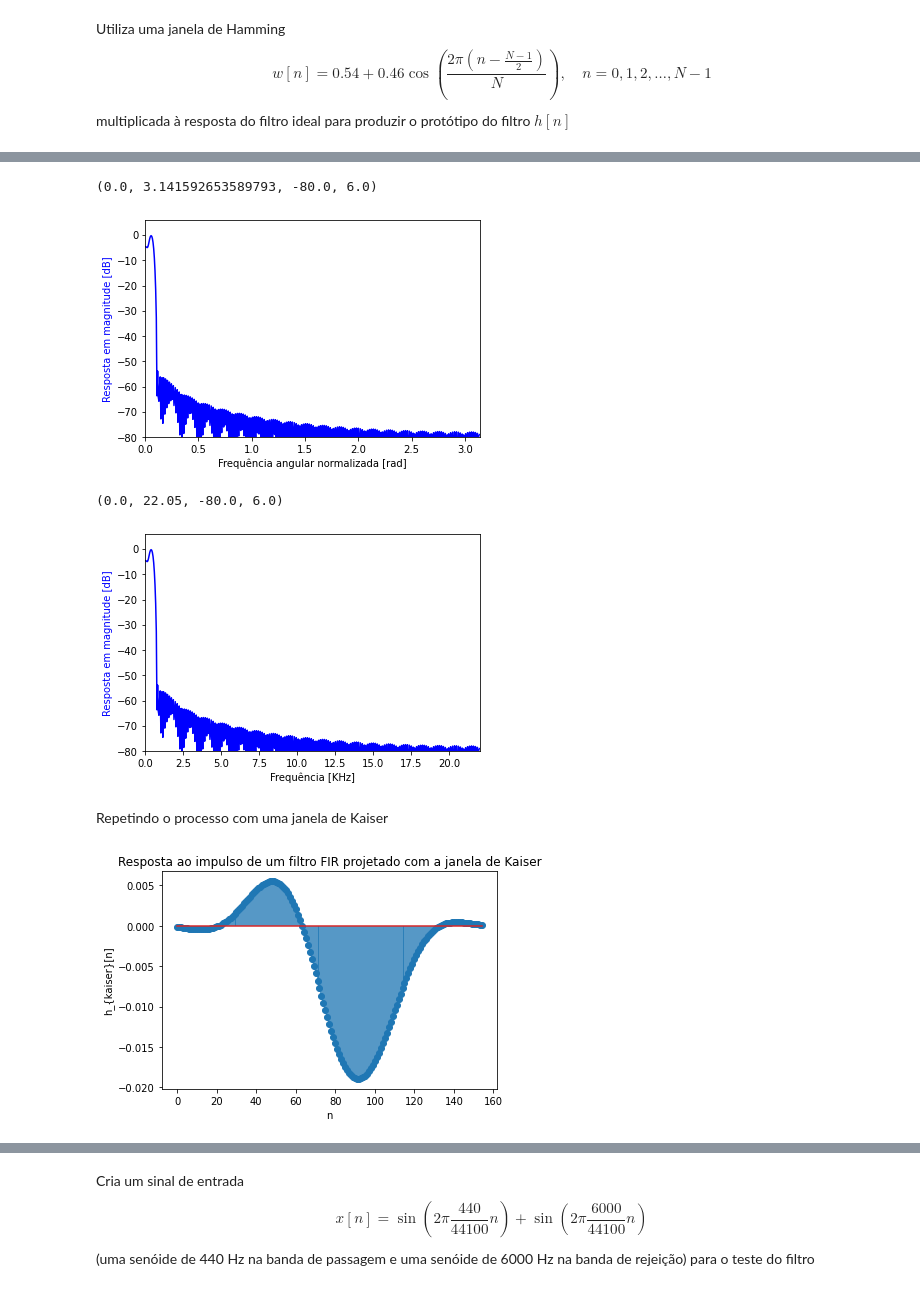
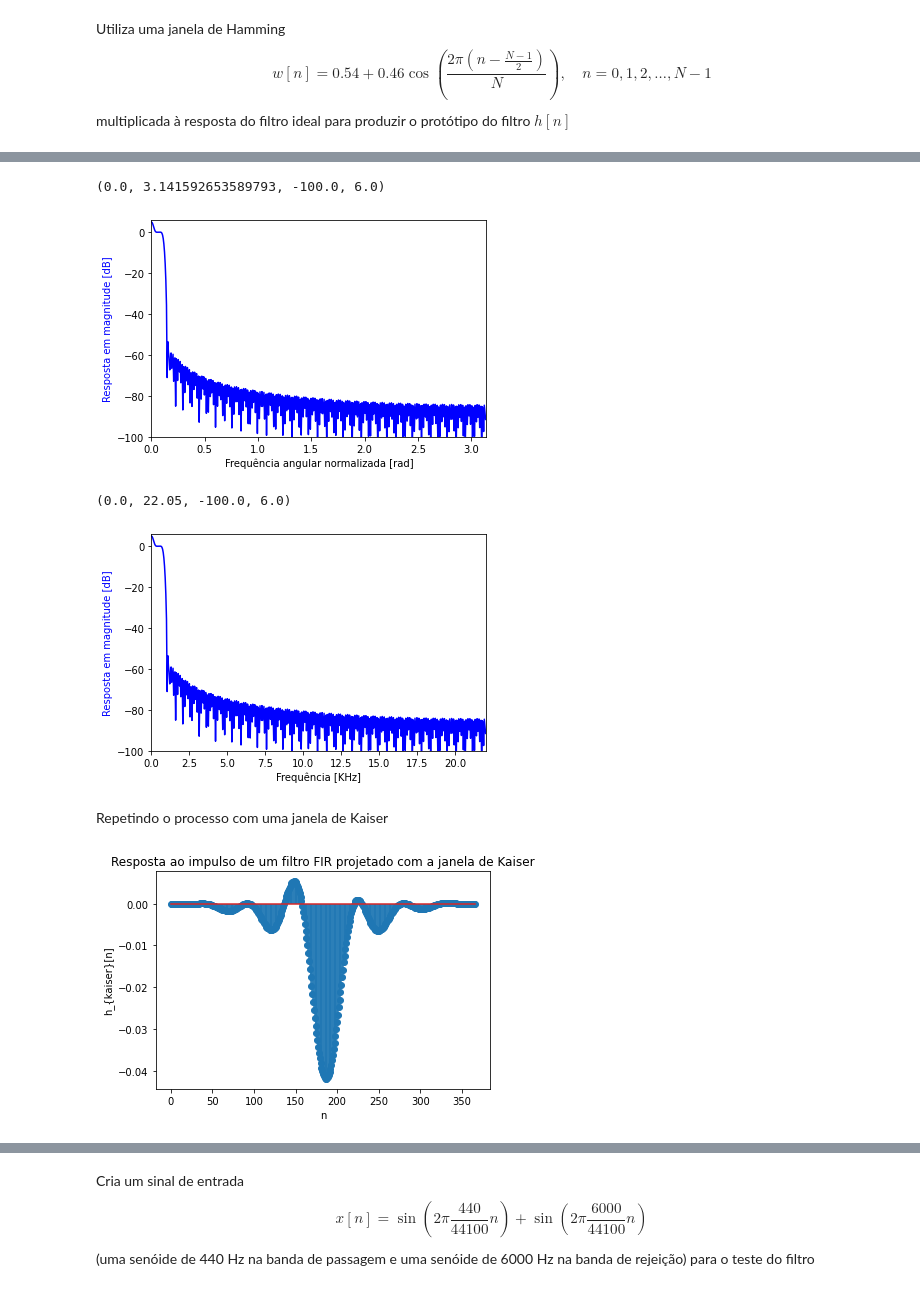
Before and after one commit to pmvdafonseca/filter_fir_high_pass, a Jupyter notebook: Projeto_FIR.ipynb, the cells around one changed output, grey strips where cells are left out. Drawn from its saved outputs; the diff is of its cells as text; code cells hidden in the pictures.

```diff
--- a/Projeto_FIR.ipynb
+++ b/Projeto_FIR.ipynb
@@ -27,8 +27,8 @@ from numpy import sin, cos, pi
 fs = 44100        # frequência de amostragem
 alphap = 0.1      # ripple admissível na banda de passagem em dB
 alphar = 60       # atenuação mínima na banda de rejeição (ripple) em dB
-theta_l = 15800
-theta_u = 16200
+theta_l = 200
+theta_u = 500
 # %% [markdown]
 Algumas transformações necessárias nas variáveis de entrada:
 
@@ -157,10 +157,10 @@ plt.xlabel('Frequência angular normalizada [rad]')
 # plt.fill([0, omegap,  omegap,  0], [-alphap, -alphap, -600, -600], '0.5', lw=0)
 # plt.fill([0, omegap,  omegap,  0], [alphap, alphap, 600, 600], '0.5', lw=0)
 # plt.fill([omegar, omegar, np.pi, np.pi], [99,  -alphar,  -alphar, 99], '0.5', lw=0)
-plt.axis([0, np.pi, -80, 6])
+plt.axis([0, np.pi, -100, 6])
 # %% [output]
-(0.0, 3.141592653589793, -80.0, 6.0)
+(0.0, 3.141592653589793, -100.0, 6.0)
-[figure, old version]
+[figure, new version]
 # %%
 w,respfreq = signal.freqz(hhamming,1)
 plt.plot((w/(2.0*np.pi/fs))/1000, 20 * np.log10(abs(respfreq)), 'b')
@@ -169,27 +169,27 @@ plt.xlabel('Frequência [KHz]')
 # plt.fill([0, omegap,  omegap,  0], [-alphap, -alphap, -600, -600], '0.5', lw=0)
 # plt.fill([0, omegap,  omegap,  0], [alphap, alphap, 600, 600], '0.5', lw=0)
 # plt.fill([omegar, omegar, np.pi, np.pi], [99,  -alphar,  -alphar, 99], '0.5', lw=0)
-plt.axis([0, (np.pi/(2.0*np.pi/fs))/1000, -80, 6])
+plt.axis([0, (np.pi/(2.0*np.pi/fs))/1000, -100, 6])
 # %% [output]
-(0.0, 22.05, -80.0, 6.0)
+(0.0, 22.05, -100.0, 6.0)
-[figure, old version]
+[figure, new version]
 # %% [markdown]
 Repetindo o processo com uma janela de Kaiser
 # %%
-N = 155
+N = int(Nkaiser)
 n = np.arange(0,N,1)
 
 hideal = 2*cos(n*theta_o)*(theta_c*special.sinc((n-(N-1)/2.0)*theta_c))
 
 hwin = signal.windows.kaiser(N,beta)
 hkaiser = hwin*hideal
 plt.title('Resposta ao impulso de um filtro FIR projetado com a janela de Kaiser')
 plt.xlabel('n')
 plt.ylabel('h_{kaiser}[n]')
 plt.stem(n,hkaiser,use_line_collection=True)
 plt.show()
 # %% [output]
-[figure, old version]
+[figure, new version]
 # %%
 w,respfreq = signal.freqz(hkaiser,1)
 plt.plot(w, 20 * np.log10(abs(respfreq)), 'b')
```
Also changed, not shown: parts of 12 cells of this notebook.
